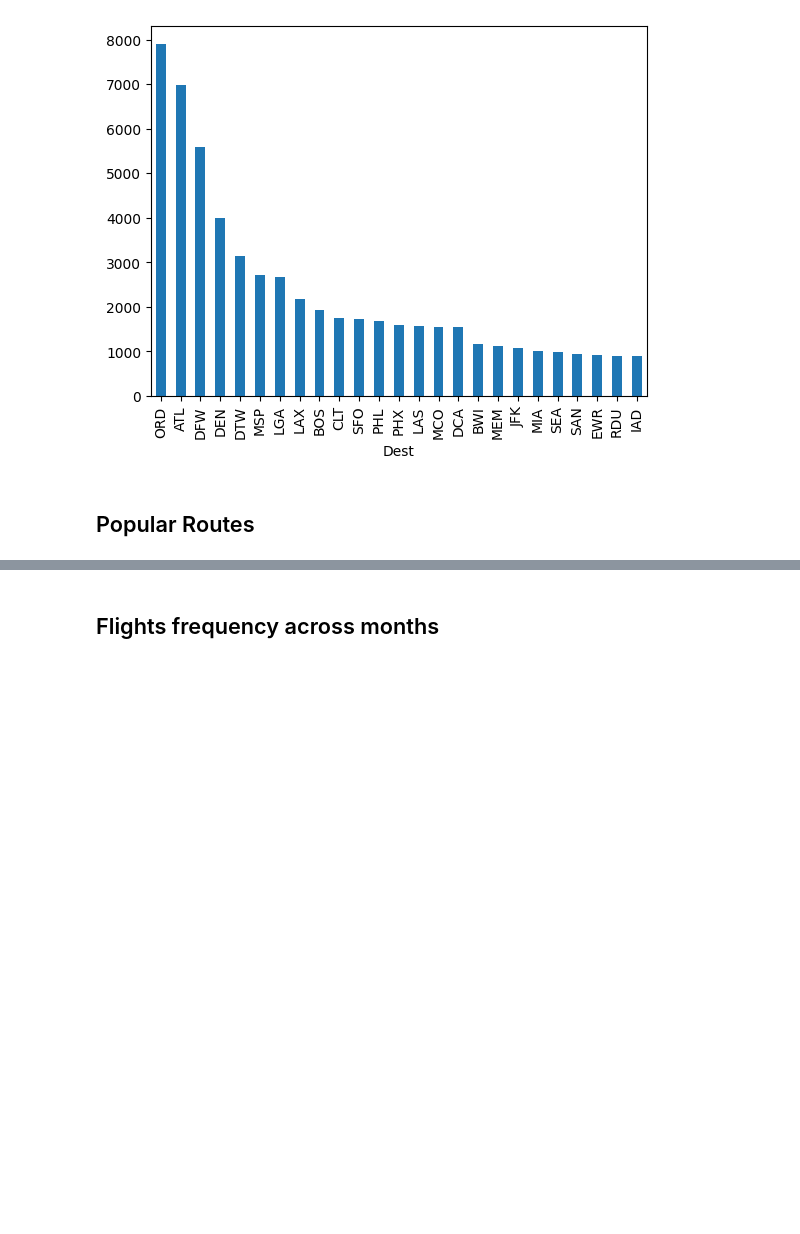
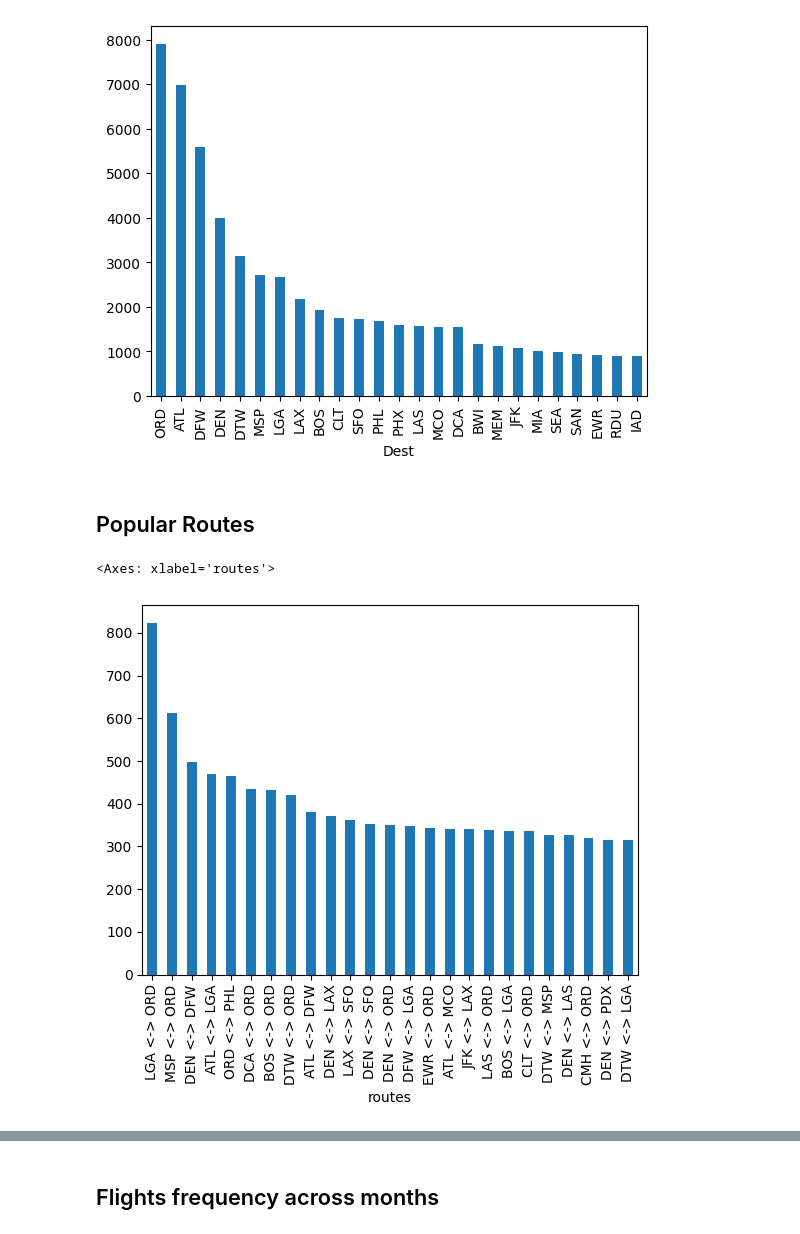
Before and after one commit to bhupii77/Digipodium-AB, a Jupyter notebook: flight_data_analysis/analysis.ipynb, the cells around one changed output, grey strips where cells are left out. Saved outputs shown, nothing was run; the diff lists cells and outputs as text; code cells hidden in the pictures; blank space fills up the shorter version.

```diff
--- a/flight_data_analysis/analysis.ipynb
+++ b/flight_data_analysis/analysis.ipynb
@@ -324 +326,10 @@ Name: Origin, Length: 228, dtype: int64
+# %%
+def update_routes(path):
+    data =path.split(' <-> ')
+    data.sort()
+    return " <-> ".join(data)
+df.routes.apply(update_routes).value_counts().head(25).plot(kind='bar')
+# %% [output]
+<Axes: xlabel='routes'>
+[figure, added]
 # %%
```
Also changed, not shown: parts of 14 cells of this notebook, 10 other files.
